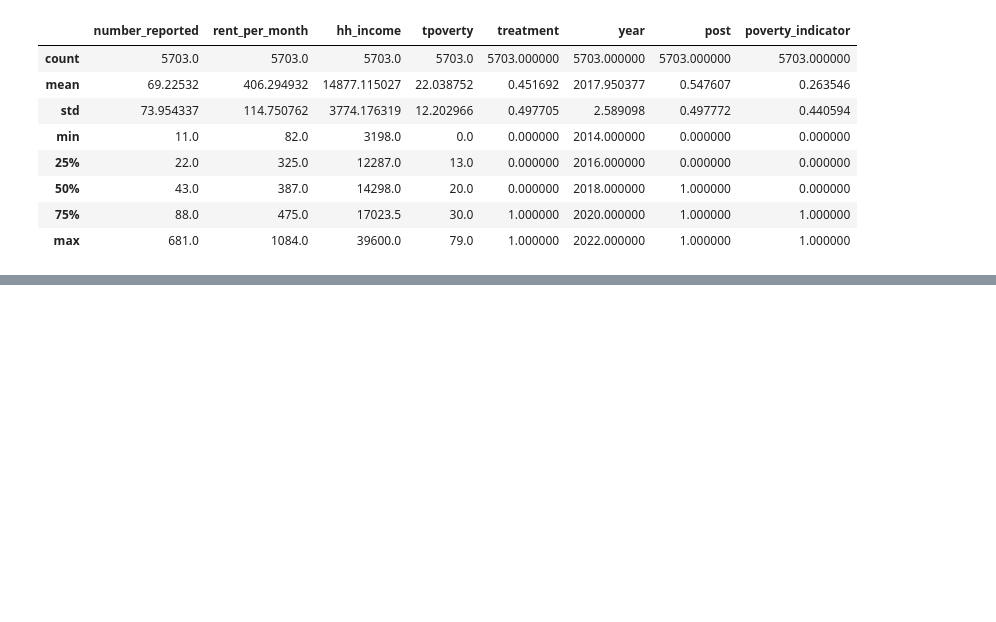
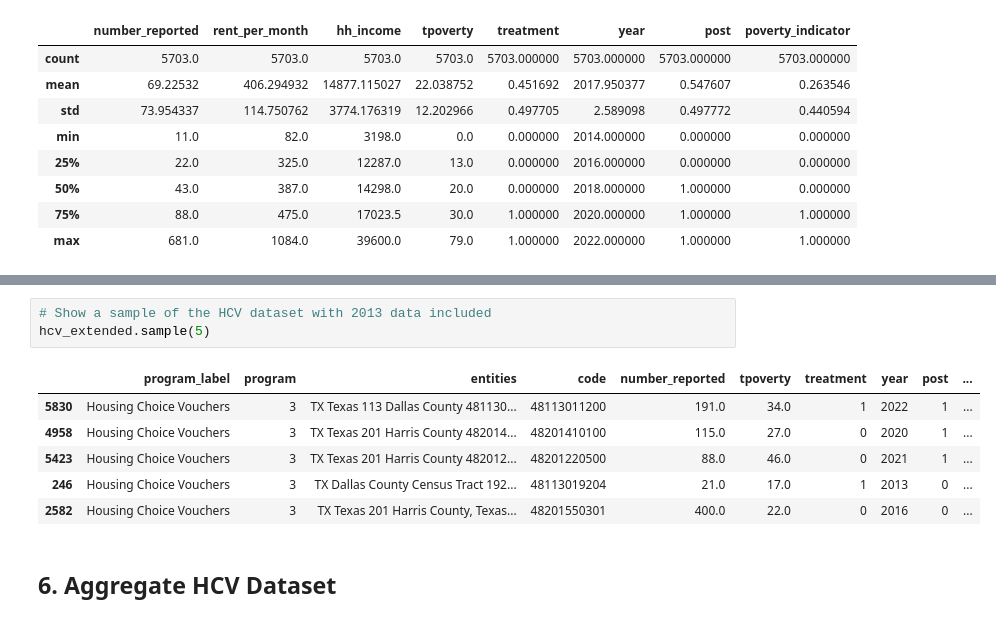
Before and after one commit to ammylin/IDS701_Final_Project, a Jupyter notebook: 00_preprocessing.ipynb, the cells around one changed output, grey strips where cells are left out. Cells and saved outputs as stored; diff of their text form; blank space fills up the shorter version.

```diff
--- a/00_preprocessing.ipynb
+++ b/00_preprocessing.ipynb
@@ -284,0 +354,12 @@ plt.show()
+# %%
+# Show a sample of the HCV dataset with 2013 data included
+hcv_extended.sample(5)
+# %% [output]
+|  | program_label | program | entities | code | number_reported | tpoverty | treatment | year | post | ... |
+| 5830 | Housing Choice Vouchers | 3 | TX Texas 113 Dallas County 481130... | 48113011200 | 191.0 | 34.0 | 1 | 2022 | 1 | ... |
+| 4958 | Housing Choice Vouchers | 3 | TX Texas 201 Harris County 482014... | 48201410100 | 115.0 | 27.0 | 0 | 2020 | 1 | ... |
+| 5423 | Housing Choice Vouchers | 3 | TX Texas 201 Harris County 482012... | 48201220500 | 88.0 | 46.0 | 0 | 2021 | 1 | ... |
+| 246 | Housing Choice Vouchers | 3 | TX Dallas County Census Tract 192... | 48113019204 | 21.0 | 17.0 | 1 | 2013 | 0 | ... |
+| 2582 | Housing Choice Vouchers | 3 | TX Texas 201 Harris County, Texas... | 48201550301 | 400.0 | 22.0 | 0 | 2016 | 0 | ... |
+# %% [markdown]
+## 6. Aggregate HCV Dataset
```
Also changed, not shown: parts of 27 cells of this notebook.
